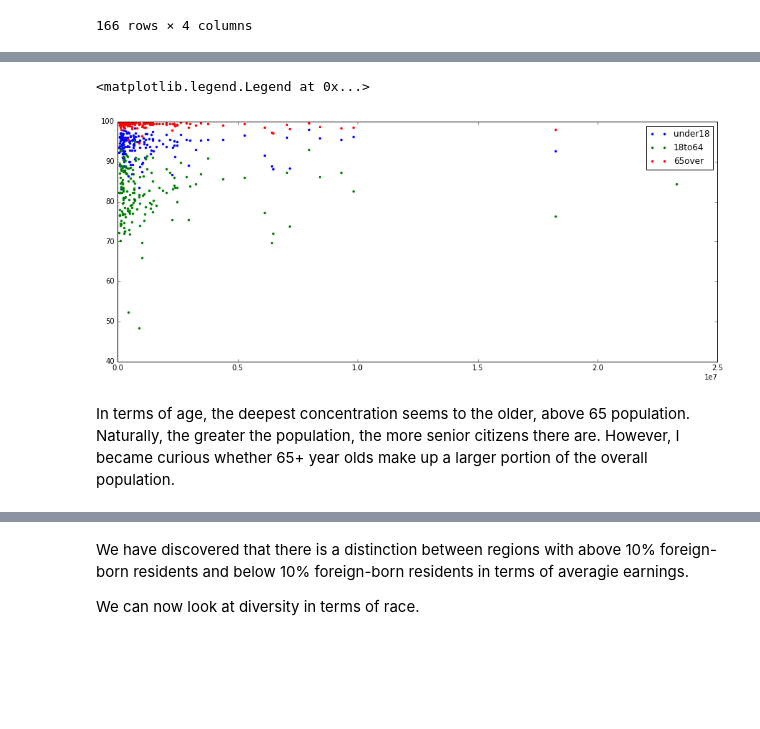
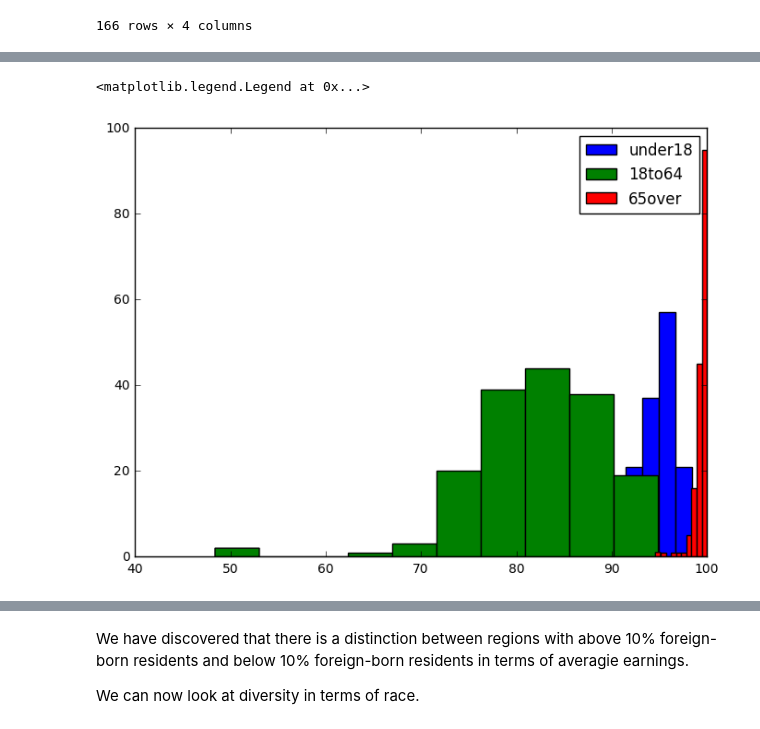
Before and after one commit to jacobjzhang/applied-stats-midterm, a Jupyter notebook: final-project.ipynb, the cells around one changed output, grey strips where cells are left out. Drawn from its saved outputs; the diff is of its cells as text; code cells hidden in the pictures; blank space fills up the shorter version.

Commit message:
Organizing the narrative and plotting more grahs

```diff
--- a/final-project.ipynb
+++ b/final-project.ipynb
@@ -86,21 +78,19 @@ I began by looking at one component of the puzzle: namely, healthcare access. I
 # %%
 insurance = pandas.read_csv('datasets/insured_values.csv', sep=',', encoding='latin-1', skiprows=1, engine='python', index_col='Geography')
 insurance.rename(columns={
-        'Percent Insured; Estimate; AGE - Under 18 years' : 'under18',
-        'Percent Insured; Estimate; AGE - 18 to 64 years' : '18to64',
-        'Percent Insured; Estimate; AGE - 65 years and older' : '65over',
-        'Total; Estimate; Civilian noninstitutionalized population' : 'population'
-    }, inplace=True)
+    'Percent Insured; Estimate; AGE - Under 18 years' : 'under18',
+    'Percent Insured; Estimate; AGE - 18 to 64 years' : '18to64',
+    'Percent Insured; Estimate; AGE - 65 years and older' : '65over',
+    'Total; Estimate; Civilian noninstitutionalized population' : 'population'
+}, inplace=True)
 
 ageGroups = ['under18', '18to64', '65over']
 
 import matplotlib.pyplot as plt
-plt.figure(figsize=(15,6))
-for line in ageGroups:
-    plt.plot(insurance['population'], insurance[line], '.', label=line)
+plt.figure(figsize=(8,6))
+for ageGroup in ageGroups:
+    plt.hist(insurance[ageGroup], label=ageGroup)
 plt.legend()
 # %% [output]
 <matplotlib.legend.Legend at 0x...>
-[figure, old version]
+[figure, new version]
-# %% [markdown]
-In terms of age, the deepest concentration seems to the older, above 65 population. Naturally, the greater the population, the more senior citizens there are. However, I became curious whether 65+ year olds make up a larger portion of the overall population.
```
Also changed, not shown: parts of 24 cells of this notebook.
